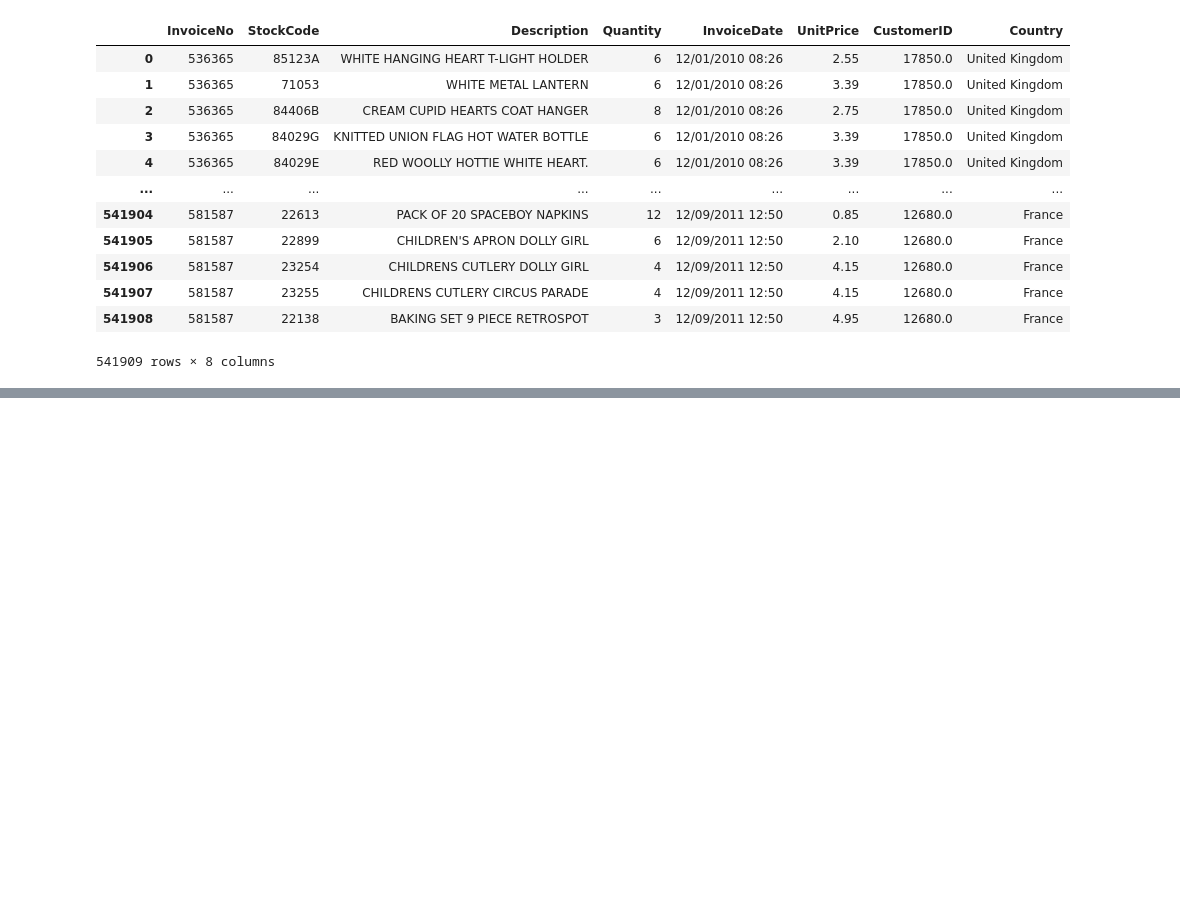
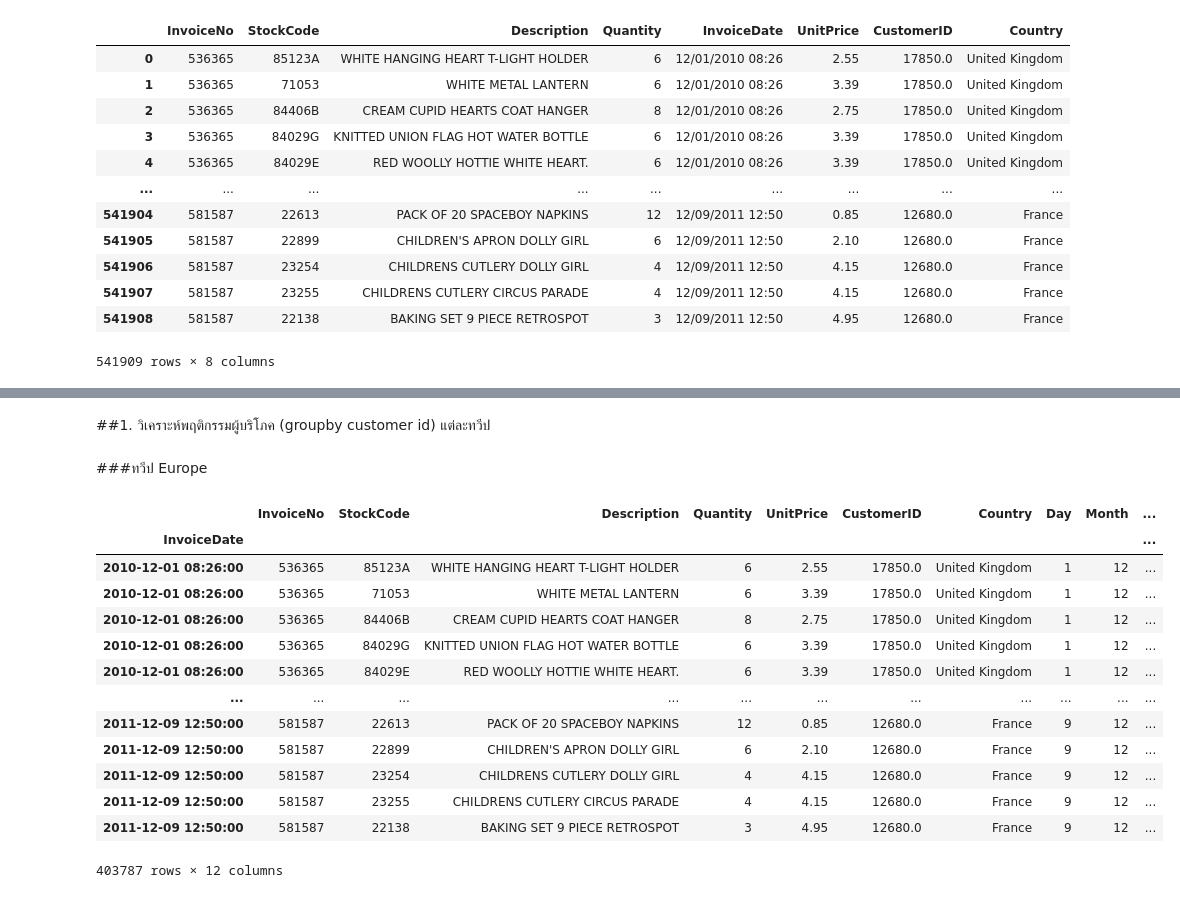
Before and after one commit to Khomkrit007/bsc_dpdm24, a Jupyter notebook: Frequent_Patterns_(Association_Rules).ipynb, the cells around one changed output, grey strips where cells are left out. Cells and saved outputs as stored; diff of their text form; code cells hidden in the pictures; blank space fills up the shorter version.

```diff
--- a/Frequent_Patterns_(Association_Rules).ipynb
+++ b/Frequent_Patterns_(Association_Rules).ipynb
@@ -461,0 +285,5 @@ data_test[data_test['month']==1]
+# %%
+# prompt: # prompt: ดรอป Unknownและ missing ใน Continent และ CustomerID
+
+# Drop rows where 'Continent' is 'Unknown' or 'CustomerID' is missing
+data = data.dropna(subset=['CustomerID'])
@@ -461,0 +308,12 @@ data_test[data_test['month']==1]
+# %%
+# prompt: ในตาราง InvoiceDate แยก วัน เดือนปี มาสร้าง colum ใหม่
+
+# Convert 'InvoiceDate' to datetime objects
+data['InvoiceDate'] = pd.to_datetime(data['InvoiceDate'])
+
+# Extract day, month, and year
+data['Day'] = data['InvoiceDate'].dt.day
+data['Month'] = data['InvoiceDate'].dt.month
+data['Year'] = data['InvoiceDate'].dt.year
+
+data
@@ -461,0 +427,2 @@ data_test[data_test['month']==1]
+# %%
+data = data[data['Continent'] != 'Unknown']
@@ -1034,0 +470,2 @@ finditem('22326', 'POST')
+# %%
+data['TotalPrice'] = data['UnitPrice'] * data['Quantity']
@@ -1034,0 +543,29 @@ finditem('22326', 'POST')
+# %% [markdown]
+##1. วิเคราะห์พฤติกรรมผู้บริโภค (groupby customer id) แต่ละทวีป
+# %% [markdown]
+###ทวีป Europe
+# %%
+# prompt: เอาเฉพาะข้อมูล Europe มา
+
+# Assuming 'data' DataFrame is already loaded and processed as in the previous code.
+
+# Filter data for Europe
+europe_data = data[data['Continent'] == 'Europe']
+
+# Now 'europe_data' contains only the rows where the 'Continent' is 'Europe'
+europe_data
+# %% [output]
+|  | InvoiceNo | StockCode | Description | Quantity | UnitPrice | CustomerID | Country | Day | Month | ... |
+| InvoiceDate |  |  |  |  |  |  |  |  |  | ... |
+| 2010-12-01 08:26:00 | 536365 | 85123A | WHITE HANGING HEART T-LIGHT HOLDER | 6 | 2.55 | 17850.0 | United Kingdom | 1 | 12 | ... |
+| 2010-12-01 08:26:00 | 536365 | 71053 | WHITE METAL LANTERN | 6 | 3.39 | 17850.0 | United Kingdom | 1 | 12 | ... |
+| 2010-12-01 08:26:00 | 536365 | 84406B | CREAM CUPID HEARTS COAT HANGER | 8 | 2.75 | 17850.0 | United Kingdom | 1 | 12 | ... |
+| 2010-12-01 08:26:00 | 536365 | 84029G | KNITTED UNION FLAG HOT WATER BOTTLE | 6 | 3.39 | 17850.0 | United Kingdom | 1 | 12 | ... |
+| 2010-12-01 08:26:00 | 536365 | 84029E | RED WOOLLY HOTTIE WHITE HEART. | 6 | 3.39 | 17850.0 | United Kingdom | 1 | 12 | ... |
+| ... | ... | ... | ... | ... | ... | ... | ... | ... | ... | ... |
+| 2011-12-09 12:50:00 | 581587 | 22613 | PACK OF 20 SPACEBOY NAPKINS | 12 | 0.85 | 12680.0 | France | 9 | 12 | ... |
+| 2011-12-09 12:50:00 | 581587 | 22899 | CHILDREN'S APRON DOLLY GIRL | 6 | 2.10 | 12680.0 | France | 9 | 12 | ... |
+| 2011-12-09 12:50:00 | 581587 | 23254 | CHILDRENS CUTLERY DOLLY GIRL | 4 | 4.15 | 12680.0 | France | 9 | 12 | ... |
+| 2011-12-09 12:50:00 | 581587 | 23255 | CHILDRENS CUTLERY CIRCUS PARADE | 4 | 4.15 | 12680.0 | France | 9 | 12 | ... |
+| 2011-12-09 12:50:00 | 581587 | 22138 | BAKING SET 9 PIECE RETROSPOT | 3 | 4.95 | 12680.0 | France | 9 | 12 | ... |
+403787 rows × 12 columns
```
Also changed, not shown: parts of 178 cells of this notebook.
